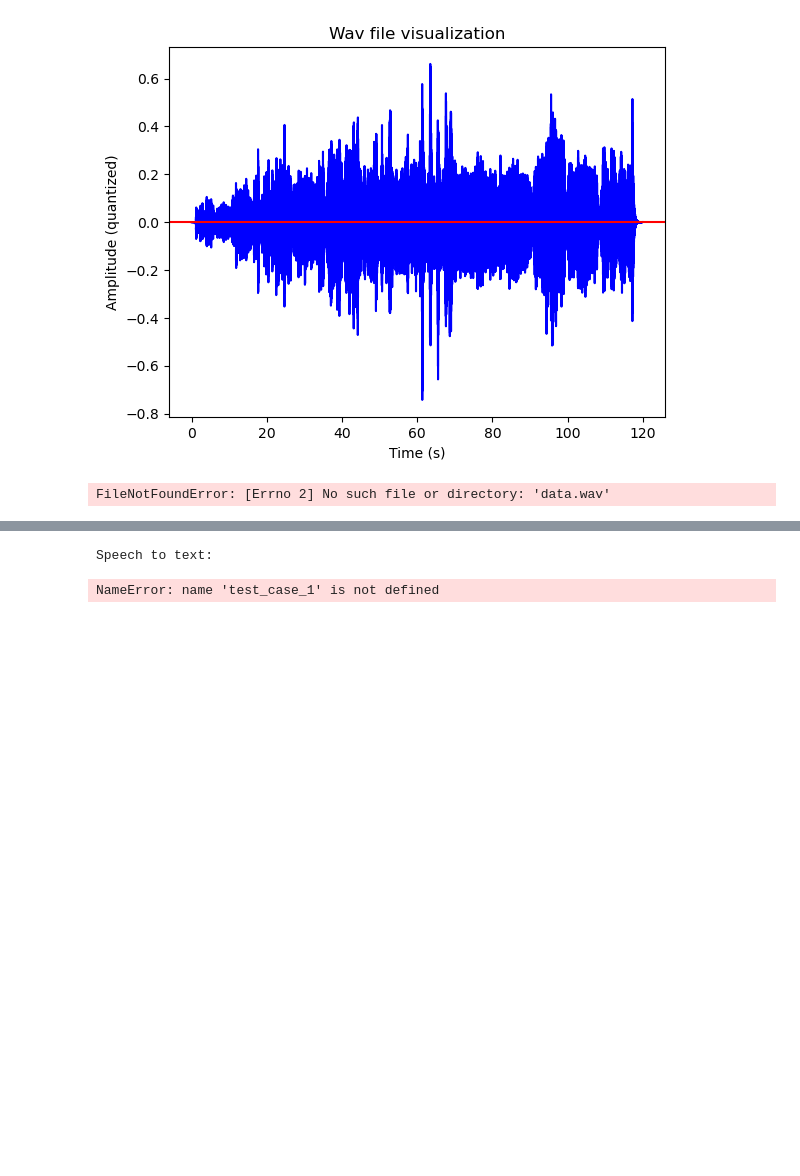
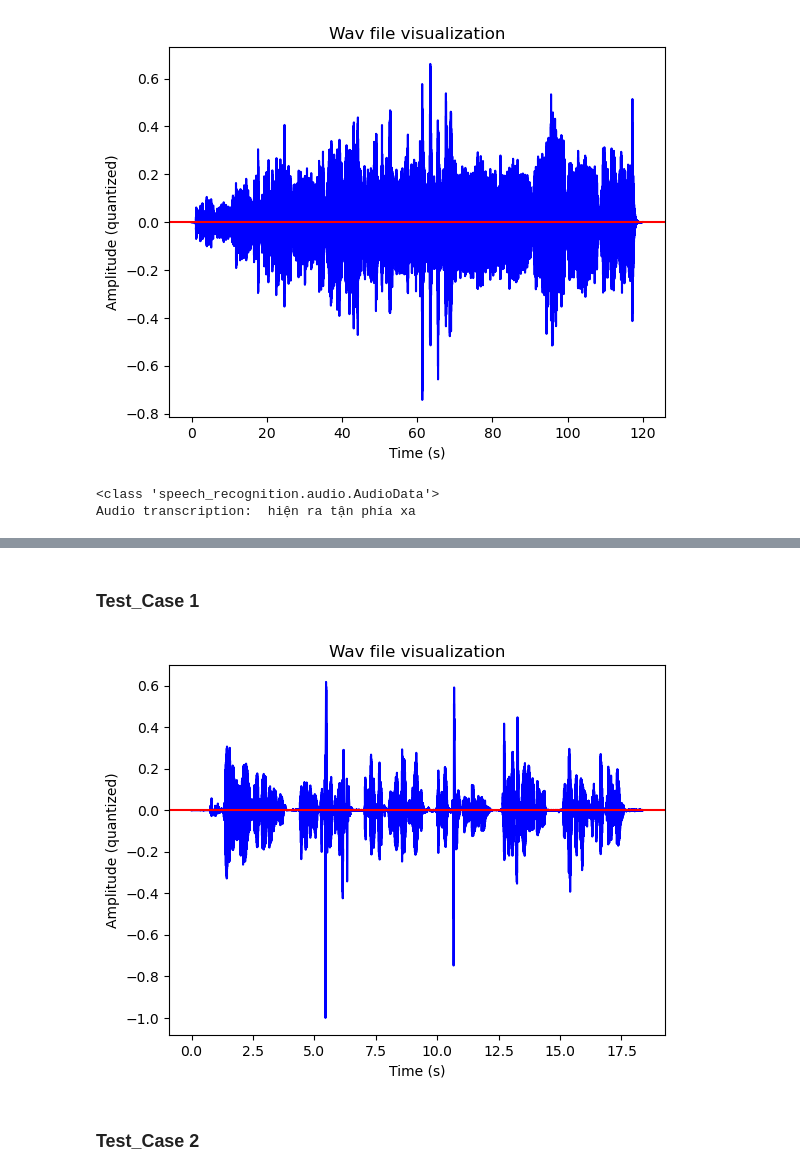
Before and after one commit to WibuNek0/AIO_Daily, a Jupyter notebook: Source Code/Week12/Day62.ipynb, the cells around one changed output, grey strips where cells are left out. Saved outputs shown, nothing was run; the diff lists cells and outputs as text; code cells hidden in the pictures; blank space fills up the shorter version.

```diff
--- a/Source Code/Week12/Day62.ipynb
+++ b/Source Code/Week12/Day62.ipynb
@@ -22,7 +22,7 @@ Downloading file 'Kevin_MacLeod_-_P_I_Tchaikovsky_Dance_of_the_Sugar_Plum_Fairy.
 import speech_recognition as sr
 
 r = sr.Recognizer()
-audio_filename = 'data.wav'
+audio_filename = 'data/data.wav'
 
 my_audio = sr.AudioFile(audio_filename)
 with my_audio as source:
@@ -32,7 +32,8 @@ print(type(audio))
 your_speech = r.recognize_google(audio, language="vi-VN")
 print("Audio transcription: ", your_speech)
 # %% [output]
-FileNotFoundError: [Errno 2] No such file or directory: 'data.wav'
+<class 'speech_recognition.audio.AudioData'>
+Audio transcription:  hiện ra tận phía xa
 # %%
 from gtts import gTTS
 import librosa
@@ -56,35 +53,16 @@ test_case_2 = "Tôi yêu AIO"
+# %% [markdown]
+### Test_Case 1
 # %%
-def speech_to_text(audio_filename):
-    r = sr.Recognizer()
-    my_audio = sr.AudioFile(audio_filename)
-    with my_audio as source:
-        audio_listened = r.record(source)
-    your_speech = r.recognize_google(audio_listened, language='en-US')
+audio, sr = librosa.load('data/harvard.wav')
 
-    audio, sample_rate = librosa.load(audio_filename)
-    time = np.linspace(0, audio.shape[0] / sample_rate, num=audio.shape[0])
-
-    plt.plot(time, audio, color='blue')
-    plt.xlabel('Time (s)')
-    plt.ylabel('Amplitude (quantized)')
-    plt.title('Wav file vizualization')
-    plt.axhline(y=0, color='r', linestyle='--')
-    plt.show()
-    return your_speech
-
-def text_to_speech(text, lang='en', output_filename='output1.mp3'):
-    output = gTTS(text=text, lang=lang, slow=False)
-    output.save(output_filename)
-    data, sr = librosa.load(output_filename)
-    return IPython.display.display(IPython.display.Audio(np.transpose(data), rate=sr))
-
-
-# Test the functions
-print('Speech to text:')
-print(speech_to_text(test_case_1))
-print()
-print('Text to speech:')
-text_to_speech(test_case_2, lang='vi', output_filename='output2.mp3')
+time = np.linspace(0, audio.shape[0] / sr, num=audio.shape[0])
+plt.plot(time, audio, color="blue")
+plt.xlabel("Time (s)")
+plt.ylabel("Amplitude (quantized)")
+plt.title("Wav file visualization")
+plt.axhline(y=0, color="r", linestyle="-")
+plt.show()
 # %% [output]
-Speech to text:
-NameError: name 'test_case_1' is not defined
+[figure, added]
+# %% [markdown]
+### Test_Case 2
```
Also changed, not shown: parts of 2 cells of this notebook, 3 other files.
